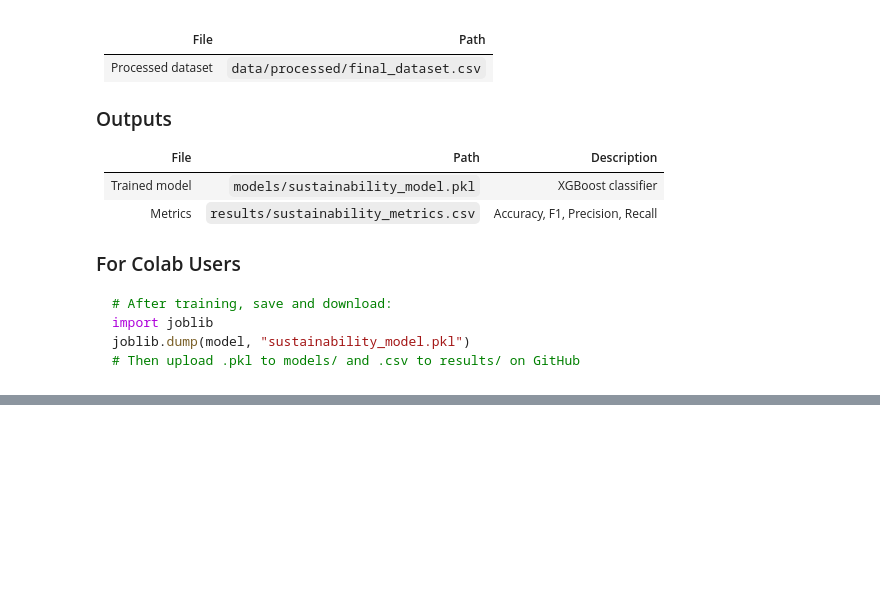
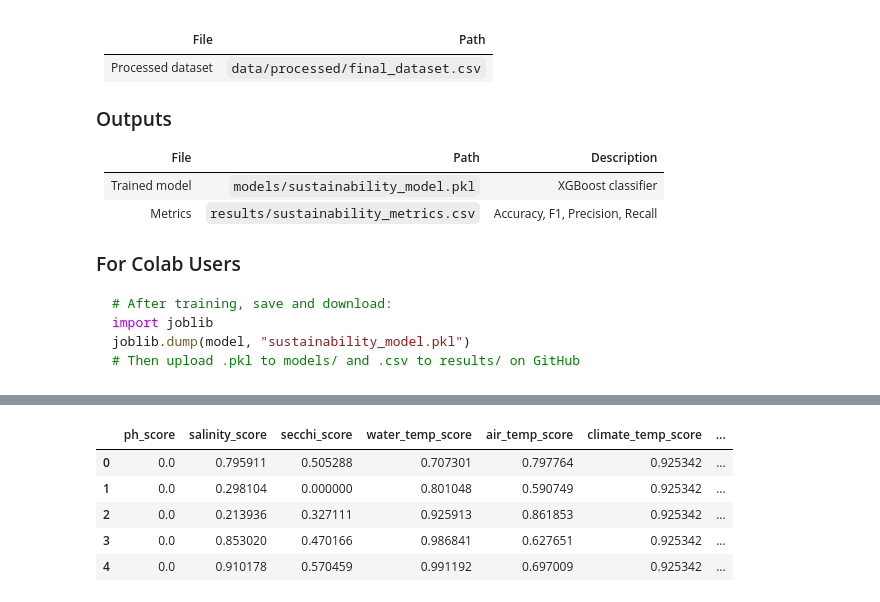
Before and after one commit to KhushiChandak04/Aquaculture-MajorProject, a Jupyter notebook: notebooks/03_sustainability_shravya.ipynb, the cells around one changed output, grey strips where cells are left out. Drawn from its saved outputs; the diff is of its cells as text; code cells hidden in the pictures; blank space fills up the shorter version.

```diff
--- a/notebooks/03_sustainability_shravya.ipynb
+++ b/notebooks/03_sustainability_shravya.ipynb
@@ -59,0 +74,79 @@ print("TODO: Uncomment after final_dataset.csv is available")
+# %%
+# ============================================================
+# SUSTAINABILITY SCORE (water quality + climate)
+# ============================================================
+# STEP 1: Select features (ignore genomic + production)
+cols = [
+    "water_pH",
+    "water_Salinity (ppt)",
+    "water_SecchiDepth (m)",
+    "water_WaterTemp (C)",
+    "water_AirTemp (C)",
+    "temperature_celsius",
+    "precip_mm",
+    "humidity",
+]
+df_feat = df[cols].copy()
+
+# STEP 2: Clean column names
+df_feat = df_feat.rename(
+    columns={
+        "water_Salinity (ppt)": "salinity",
+        "water_pH": "ph",
+        "water_SecchiDepth (m)": "secchi_depth",
+        "water_WaterTemp (C)": "water_temp",
+        "water_AirTemp (C)": "air_temp",
+    }
+)
+
+# STEP 3: Handle missing values (mean)
+for c in df_feat.columns:
+    df_feat[c] = pd.to_numeric(df_feat[c], errors="coerce")
+    df_feat[c] = df_feat[c].fillna(df_feat[c].mean())
+
+if df_feat.isna().any().any():
+    raise ValueError("NaN values remain after mean imputation.")
+
+# STEP 4: Normalize features (min-max)
+ranges = {}
+for c in df_feat.columns:
+    min_val = df_feat[c].min()
+    max_val = df_feat[c].max()
+    if min_val == max_val:
+        df_feat[c] = 0.5
+        ranges[c] = 1.0
+    else:
+        df_feat[c] = (df_feat[c] - min_val) / (max_val - min_val)
+        ranges[c] = max_val - min_val
+
+# STEP 5: Convert to suitability scores (0-1)
+ph_range = ranges["ph"]
+salinity_range = ranges["salinity"]
+water_temp_range = ranges["water_temp"]
+air_temp_range = ranges["air_temp"]
+climate_temp_range = ranges["temperature_celsius"]
+rainfall_range = ranges["precip_mm"]
+humidity_range = ranges["humidity"]
+
+optimal_salinity = df["water_Salinity (ppt)"].mean()
+optimal_temp = df["water_WaterTemp (C)"].mean()
+optimal_rainfall = df["precip_mm"].mean()
+optimal_humidity = df["humidity"].mean()
+
+scores = pd.DataFrame(index=df.index)
+scores["ph_score"] = 1 - (df["water_pH"] - 7.5).abs() / ph_range
+scores["salinity_score"] = 1 - (df["water_Salinity (ppt)"] - optimal_salinity).abs() / salinity_range
+scores["secchi_score"] = df_feat["secchi_depth"]
+scores["water_temp_score"] = 1 - (df["water_WaterTemp (C)"] - optimal_temp).abs() / water_temp_range
+scores["air_temp_score"] = 1 - (df["water_AirTemp (C)"] - optimal_temp).abs() / air_temp_range
+scores["climate_temp_score"] = 1 - (df["temperature_celsius"] - optimal_temp).abs() / climate_temp_range
+scores["rainfall_score"] = 1 - (df["precip_mm"] - optimal_rainfall).abs() / rainfall_range
+scores["humidity_score"] = 1 - (df["humidity"] - optimal_humidity).abs() / humidity_range
+
+scores = scores.clip(0, 1)
+df = pd.concat([df, scores], axis=1)
+
+print("Created suitability score columns:")
+print(list(scores.columns))
+df[scores.columns].head()
+# %% [output]
@@ -59,0 +155,6 @@ print("TODO: Uncomment after final_dataset.csv is available")
+|  | ph_score | salinity_score | secchi_score | water_temp_score | air_temp_score | climate_temp_score | ... |
+| 0 | 0.0 | 0.795911 | 0.505288 | 0.707301 | 0.797764 | 0.925342 | ... |
+| 1 | 0.0 | 0.298104 | 0.000000 | 0.801048 | 0.590749 | 0.925342 | ... |
+| 2 | 0.0 | 0.213936 | 0.327111 | 0.925913 | 0.861853 | 0.925342 | ... |
+| 3 | 0.0 | 0.853020 | 0.470166 | 0.986841 | 0.627651 | 0.925342 | ... |
+| 4 | 0.0 | 0.910178 | 0.570459 | 0.991192 | 0.697009 | 0.925342 | ... |
```
Also changed, not shown: parts of 20 cells of this notebook, 11 other files.
